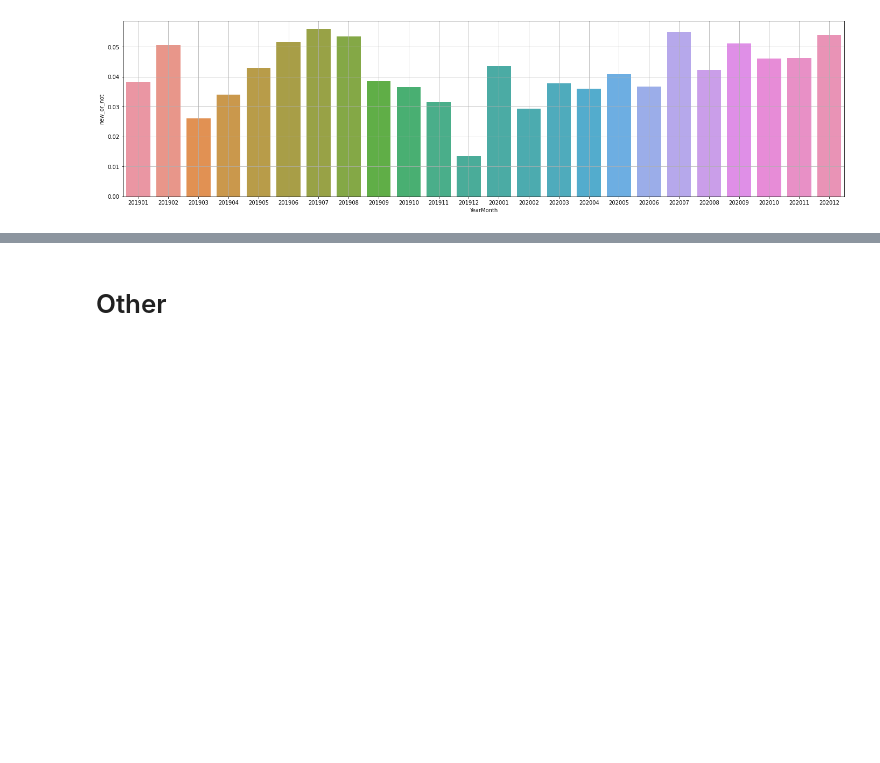
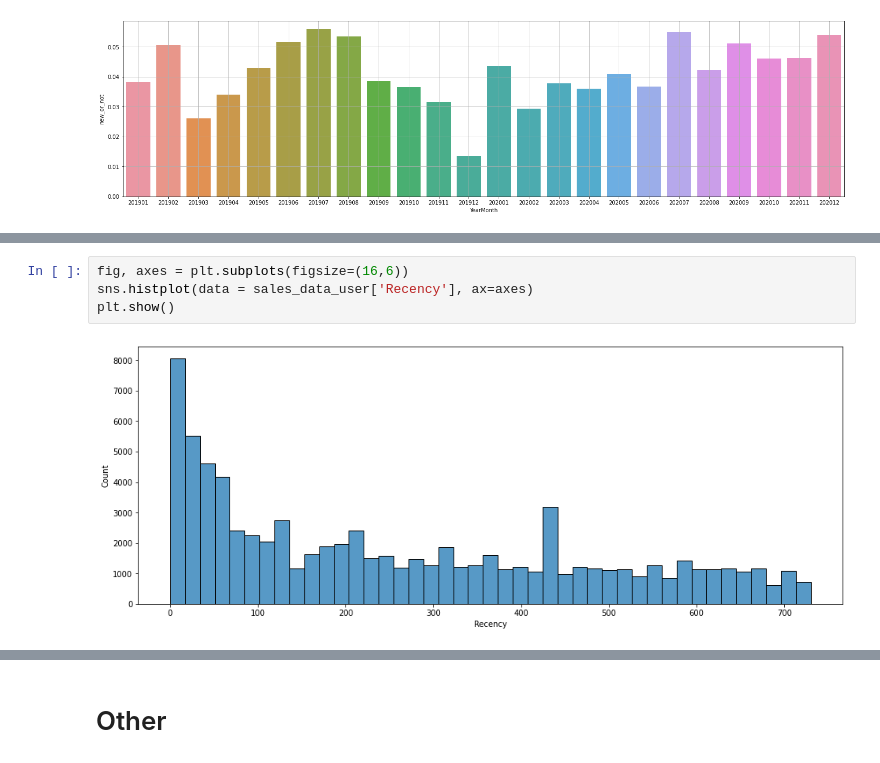
Before and after one commit to corrine1106/Project_EDA, a Jupyter notebook: EDA.ipynb, the cells around one changed output, grey strips where cells are left out. Drawn from its saved outputs; the diff is of its cells as text; blank space fills up the shorter version.

```diff
--- a/EDA.ipynb
+++ b/EDA.ipynb
@@ -558,0 +574,6 @@ plt.show()
+# %%
+fig, axes = plt.subplots(figsize=(16,6))
+sns.histplot(data = sales_data_user['Recency'], ax=axes)
+plt.show()
+# %% [output]
+[figure, added]
```
Also changed, not shown: parts of 36 cells of this notebook.
